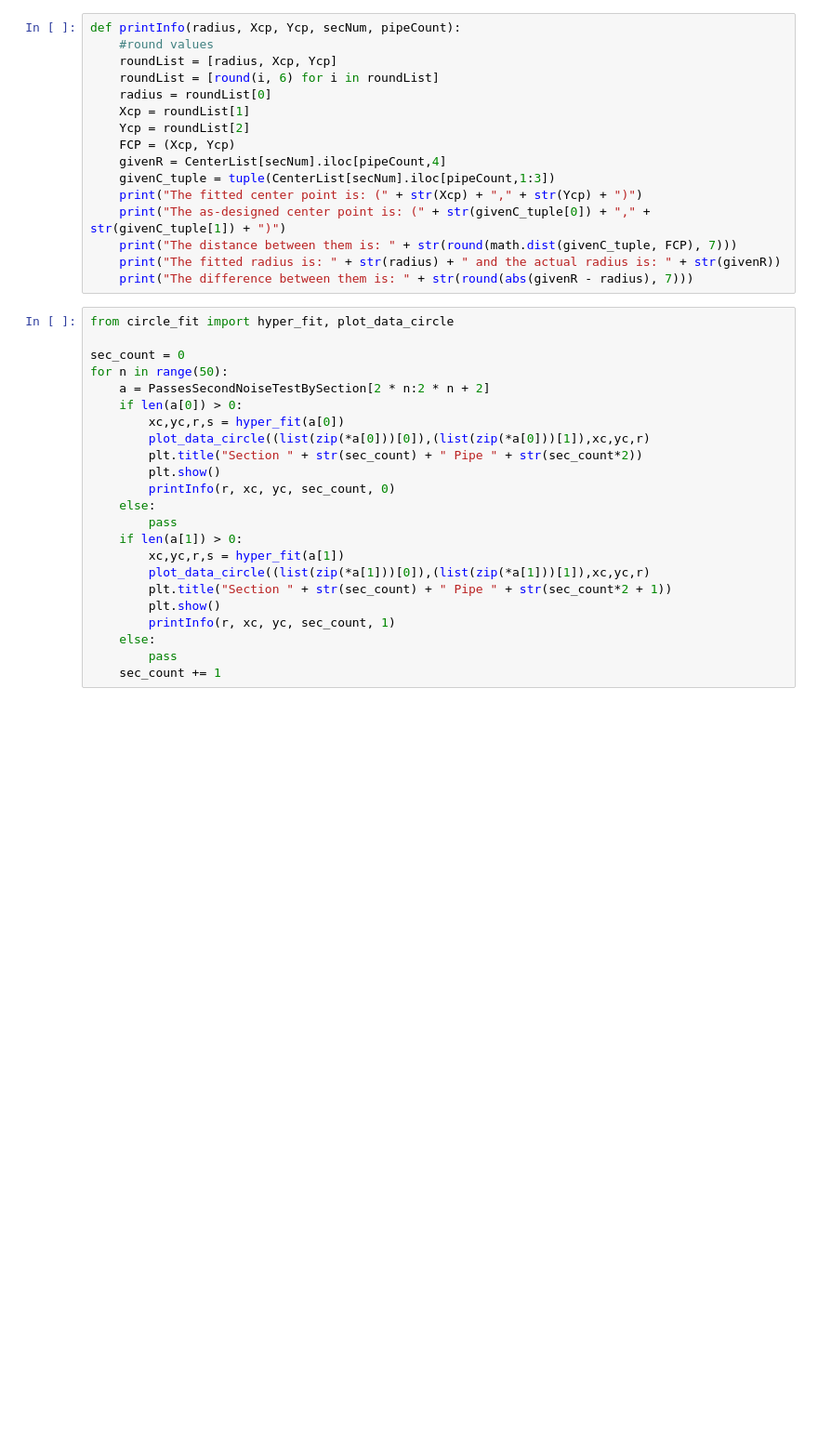
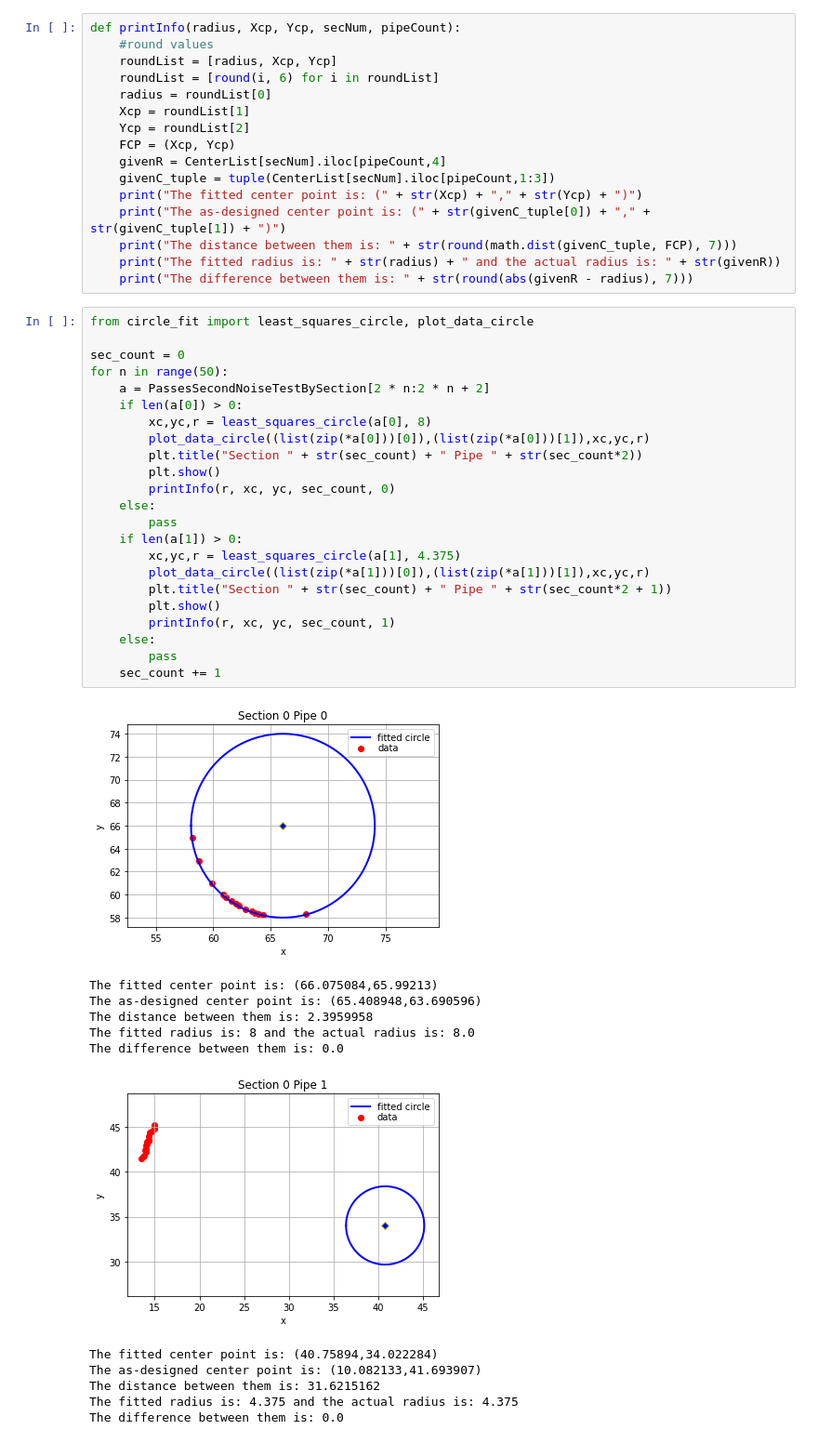
Before and after one commit to StephenBurke/seminar, a Jupyter notebook: Clouded.ipynb, the cells around one changed output. Shown at 93% size. Cells and saved outputs as stored; diff of their text form; blank space fills up the shorter version.

Commit message:
updated circle fit alg

```diff
--- a/Clouded.ipynb
+++ b/Clouded.ipynb
@@ -261,25 +325,38 @@ def printInfo(radius, Xcp, Ycp, secNum, pipeCount):
     print("The fitted radius is: " + str(radius) + " and the actual radius is: " + str(givenR))
     print("The difference between them is: " + str(round(abs(givenR - radius), 7)))
 # %%
-from circle_fit import hyper_fit, plot_data_circle
+from circle_fit import least_squares_circle, plot_data_circle
 
 sec_count = 0
 for n in range(50):
     a = PassesSecondNoiseTestBySection[2 * n:2 * n + 2]
     if len(a[0]) > 0:
-        xc,yc,r,s = hyper_fit(a[0])
+        xc,yc,r = least_squares_circle(a[0], 8)
         plot_data_circle((list(zip(*a[0]))[0]),(list(zip(*a[0]))[1]),xc,yc,r)
         plt.title("Section " + str(sec_count) + " Pipe " + str(sec_count*2))
         plt.show()
         printInfo(r, xc, yc, sec_count, 0)
     else:
         pass
     if len(a[1]) > 0:
-        xc,yc,r,s = hyper_fit(a[1])
+        xc,yc,r = least_squares_circle(a[1], 4.375)
         plot_data_circle((list(zip(*a[1]))[0]),(list(zip(*a[1]))[1]),xc,yc,r)
         plt.title("Section " + str(sec_count) + " Pipe " + str(sec_count*2 + 1))
         plt.show()
         printInfo(r, xc, yc, sec_count, 1)
     else:
         pass
     sec_count += 1
+# %% [output]
+[figure, added]
+The fitted center point is: (66.075084,65.99213)
+The as-designed center point is: (65.408948,63.690596)
+The distance between them is: 2.3959958
+The fitted radius is: 8 and the actual radius is: 8.0
+The difference between them is: 0.0
+[figure, added]
+The fitted center point is: (40.75894,34.022284)
+The as-designed center point is: (10.082133,41.693907)
+The distance between them is: 31.6215162
+The fitted radius is: 4.375 and the actual radius is: 4.375
+The difference between them is: 0.0
```
Also changed, not shown: parts of 3 cells of this notebook, 1 other file.
